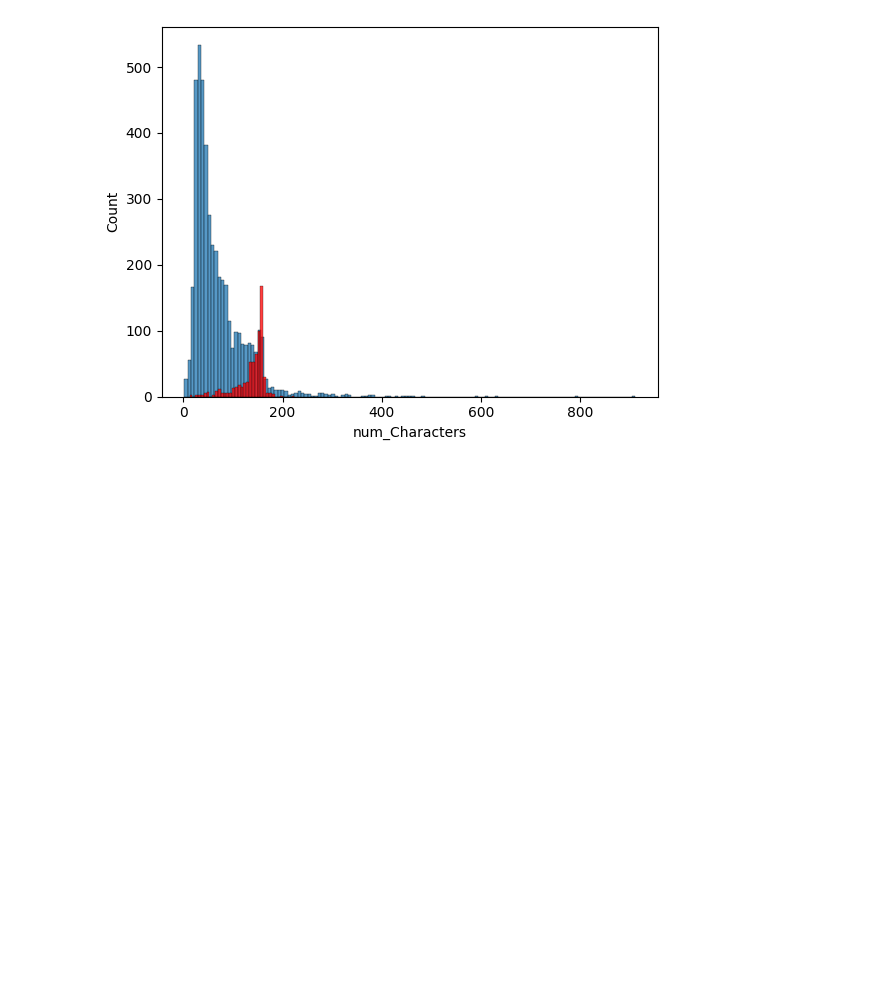
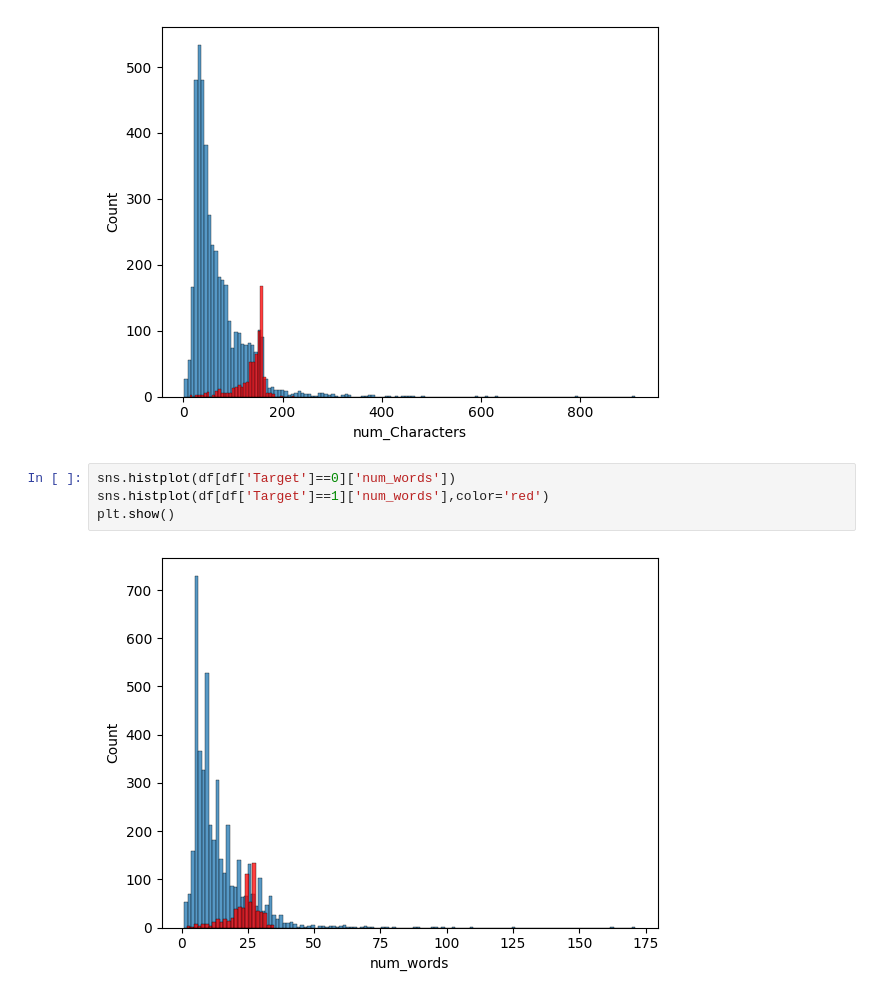
Before and after one commit to Its-Vikas-xd/Machine-Learning, a Jupyter notebook: Project/spam detection/Sms_Spam_Detection.ipynb, the cells around one changed output. Saved outputs shown, nothing was run; the diff lists cells and outputs as text; blank space fills up the shorter version.

```diff
--- a/Project/spam detection/Sms_Spam_Detection.ipynb
+++ b/Project/spam detection/Sms_Spam_Detection.ipynb
@@ -185,3 +185,9 @@ sns.histplot(df[df['Target']==1]['num_Characters'],color='red')
 plt.show()
 # %% [output]
 [figure]
+# %%
+sns.histplot(df[df['Target']==0]['num_words'])
+sns.histplot(df[df['Target']==1]['num_words'],color='red')
+plt.show()
+# %% [output]
+[figure, added]
```
Also changed, not shown: parts of 3 cells of this notebook.
